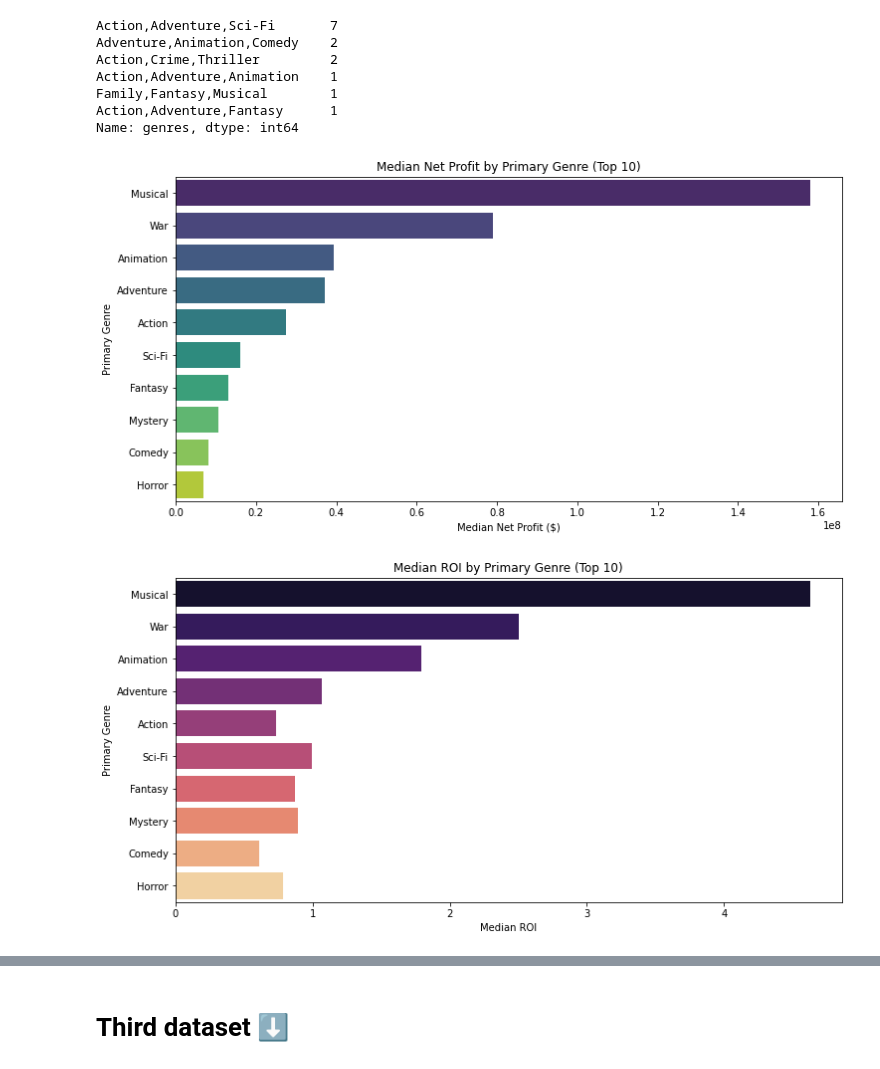
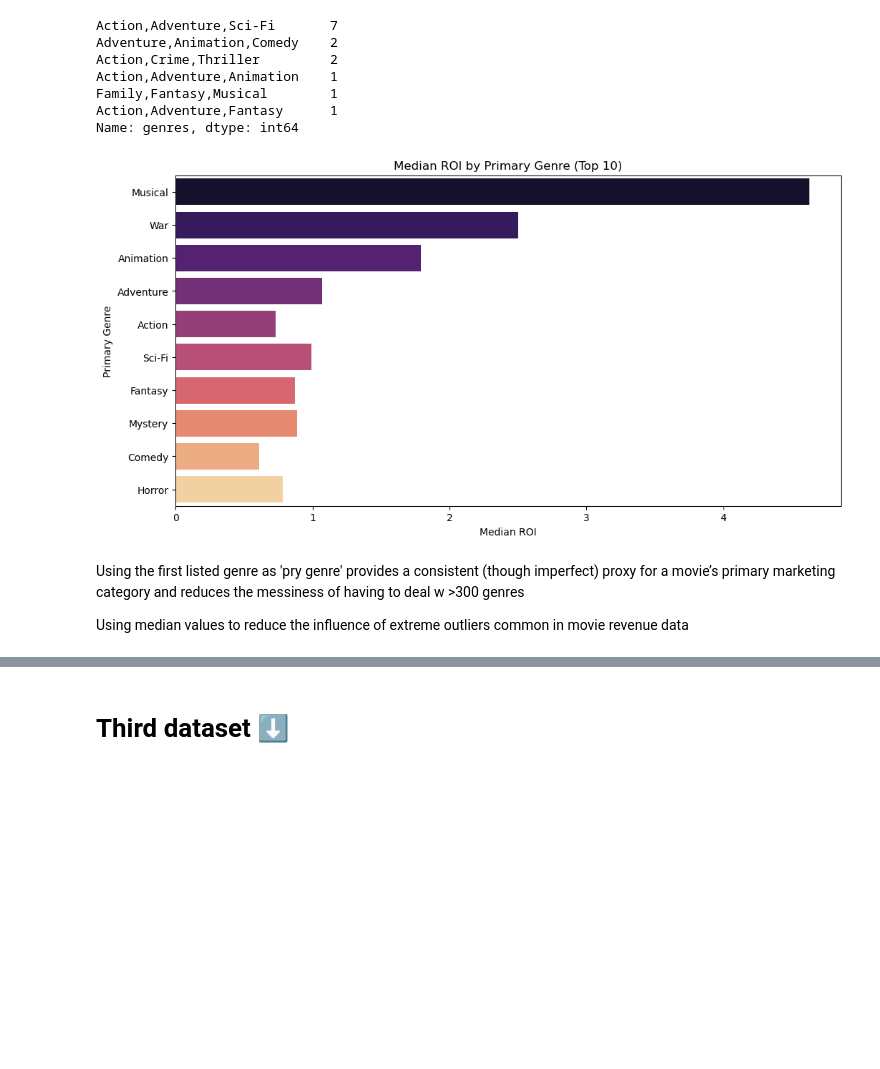
Before and after one commit to clivekinyanjui/DS-Phase_2-Group_3-Project, a Jupyter notebook: Notebook/index.ipynb, the cells around one changed output, grey strips where cells are left out. Drawn from its saved outputs; the diff is of its cells as text; code cells hidden in the pictures; blank space fills up the shorter version.

Commit message:
Add visualizations

```diff
--- a/Notebook/index.ipynb
+++ b/Notebook/index.ipynb
@@ -403,48 +395,38 @@ movies_merged = pd.merge(
     budget_numbers_df_copy,
     imdb_movies[['primary_title', 'genres']],
     left_on='movie',                           # movie title in TN budgets
     right_on='primary_title',                  # movie title in IMDb
     how='left'                                 # keeps all budget movies
 )
 # create primary genre
 movies_merged['primary_genre'] = movies_merged['genres'].str.split(',').str[0]
 
 # average net profit and ROI
 primary_genre_summary = movies_merged.groupby('primary_genre')[['net_profit', 'ROI']].median().sort_values('net_profit', ascending=False)
 
 # top 10
 top_genres = primary_genre_summary.head(10).index
 top_genre_summary = primary_genre_summary.loc[top_genres]
 
 
-plt.figure(figsize=(12,6))
-sns.barplot(
-    data=top_genre_summary.reset_index(),
-    x='net_profit',
-    y='primary_genre',
-    palette='viridis'
-)
-plt.title('Median Net Profit by Primary Genre (Top 10)')
-plt.xlabel('Median Net Profit ($)')
-plt.ylabel('Primary Genre')
-plt.show()
 
 plt.figure(figsize=(12,6))
 sns.barplot(
     data=top_genre_summary.reset_index(),
     x='ROI',
     y='primary_genre',
     palette='magma'
 )
 plt.title('Median ROI by Primary Genre (Top 10)')
 plt.xlabel('Median ROI')
 plt.ylabel('Primary Genre')
 plt.show()
-
-# we define a movie’s primary genre as the first listed genre to enable consistent aggregation and reduce the messiness of having to deal w >300 genres
 # %% [output]
-[figure, old version]
+[figure, new version]
-[figure, removed]
+# %% [markdown]
+Using the first listed genre as 'pry genre' provides a consistent (though imperfect) proxy for a movie’s primary marketing category and reduces the messiness of having to deal w >300 genres
+
+Using median values to reduce the influence of extreme outliers common in movie revenue data
 # %% [markdown]
 ## Insight
 
```
Also changed, not shown: parts of 22 cells of this notebook.
